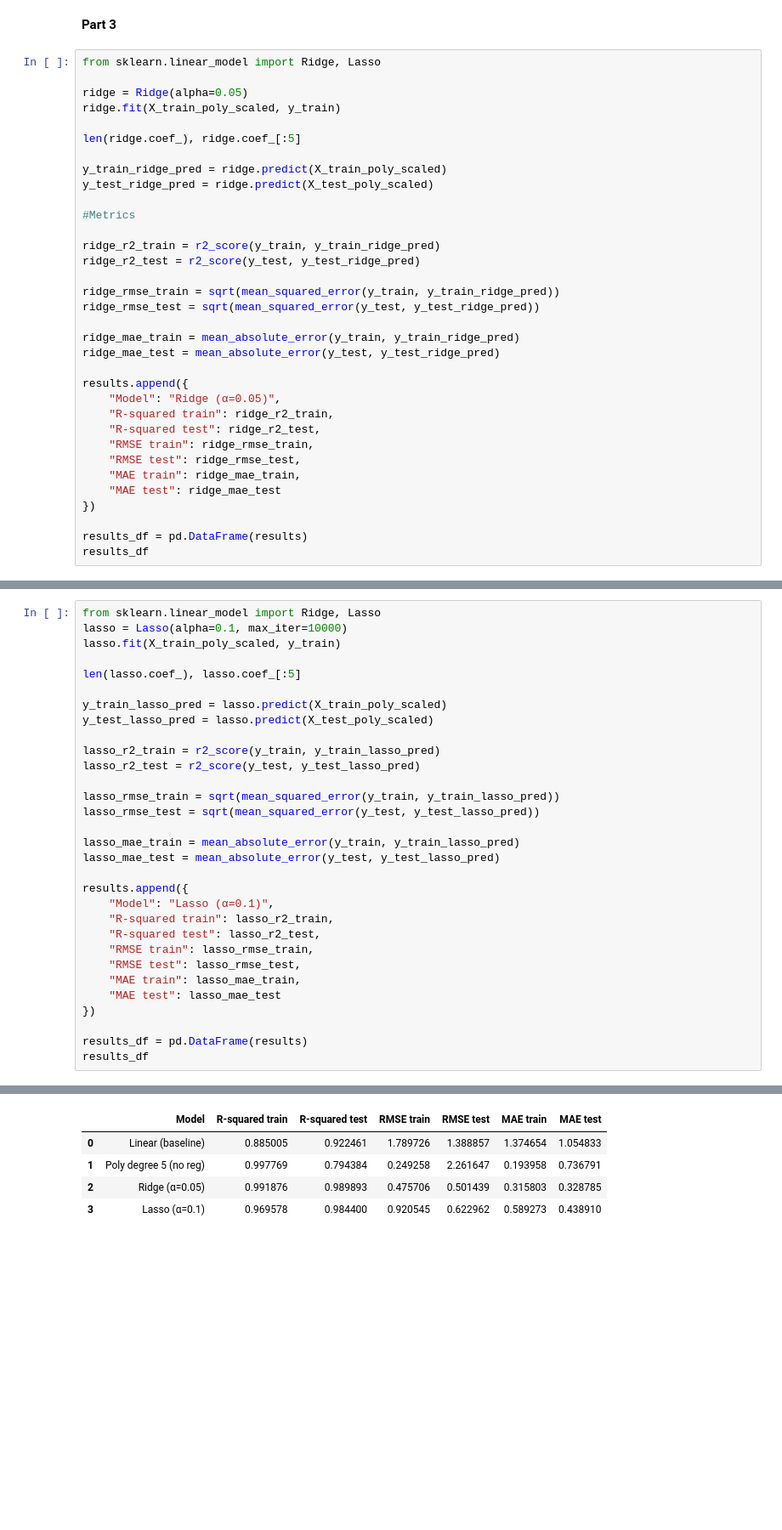
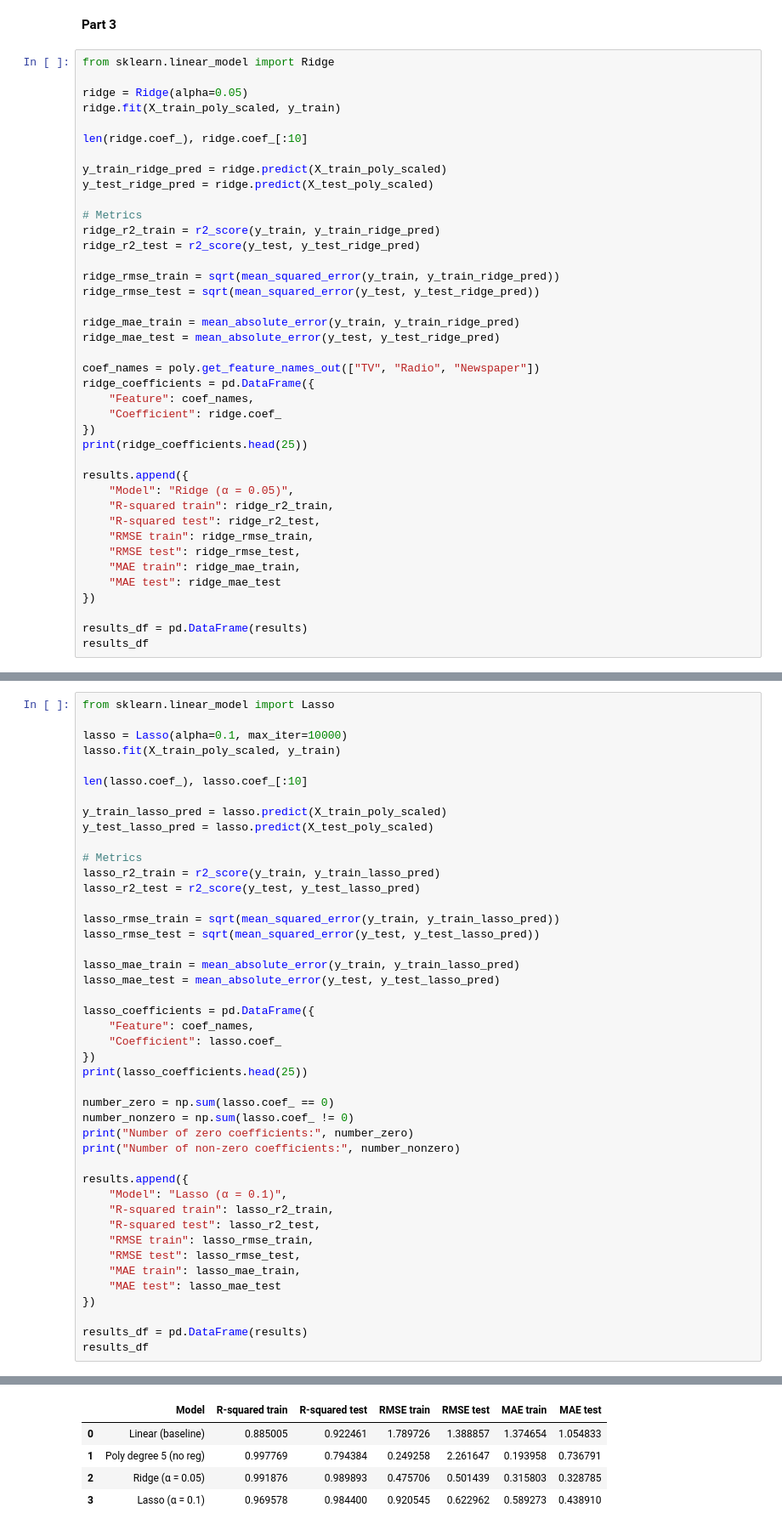
Before and after one commit to Katpst/ML, a Jupyter notebook: The_Overfitting_Trap_in_Marketing_ROI.ipynb, the cells around one changed output, grey strips where cells are left out. Shown at 85% size. Saved outputs shown, nothing was run; the diff lists cells and outputs as text; blank space fills up the shorter version.

```diff
--- a/The_Overfitting_Trap_in_Marketing_ROI.ipynb
+++ b/The_Overfitting_Trap_in_Marketing_ROI.ipynb
@@ -191,18 +179,17 @@ Even though the training metrics look impressive, this is not a good model for p
 # %% [markdown]
 **Part 3**
 # %%
-from sklearn.linear_model import Ridge, Lasso
+from sklearn.linear_model import Ridge
 
 ridge = Ridge(alpha=0.05)
 ridge.fit(X_train_poly_scaled, y_train)
 
-len(ridge.coef_), ridge.coef_[:5]
+len(ridge.coef_), ridge.coef_[:10]
 
 y_train_ridge_pred = ridge.predict(X_train_poly_scaled)
 y_test_ridge_pred = ridge.predict(X_test_poly_scaled)
 
-#Metrics
-
+# Metrics
 ridge_r2_train = r2_score(y_train, y_train_ridge_pred)
 ridge_r2_test = r2_score(y_test, y_test_ridge_pred)
 
@@ -212,8 +199,15 @@ ridge_rmse_test = sqrt(mean_squared_error(y_test, y_test_ridge_pred))
 ridge_mae_train = mean_absolute_error(y_train, y_train_ridge_pred)
 ridge_mae_test = mean_absolute_error(y_test, y_test_ridge_pred)
 
+coef_names = poly.get_feature_names_out(["TV", "Radio", "Newspaper"])
+ridge_coefficients = pd.DataFrame({
+    "Feature": coef_names,
+    "Coefficient": ridge.coef_
+})
+print(ridge_coefficients.head(25))
+
 results.append({
-    "Model": "Ridge (α=0.05)",
+    "Model": "Ridge (α = 0.05)",
     "R-squared train": ridge_r2_train,
     "R-squared test": ridge_r2_test,
     "RMSE train": ridge_rmse_train,
@@ -232,13 +243,15 @@ results_df
 # %%
-from sklearn.linear_model import Ridge, Lasso
+from sklearn.linear_model import Lasso
+
 lasso = Lasso(alpha=0.1, max_iter=10000)
 lasso.fit(X_train_poly_scaled, y_train)
 
-len(lasso.coef_), lasso.coef_[:5]
+len(lasso.coef_), lasso.coef_[:10]
 
 y_train_lasso_pred = lasso.predict(X_train_poly_scaled)
 y_test_lasso_pred = lasso.predict(X_test_poly_scaled)
 
+# Metrics
 lasso_r2_train = r2_score(y_train, y_train_lasso_pred)
 lasso_r2_test = r2_score(y_test, y_test_lasso_pred)
 
@@ -248,8 +261,19 @@ lasso_rmse_test = sqrt(mean_squared_error(y_test, y_test_lasso_pred))
 lasso_mae_train = mean_absolute_error(y_train, y_train_lasso_pred)
 lasso_mae_test = mean_absolute_error(y_test, y_test_lasso_pred)
 
+lasso_coefficients = pd.DataFrame({
+    "Feature": coef_names,
+    "Coefficient": lasso.coef_
+})
+print(lasso_coefficients.head(25))
+
+number_zero = np.sum(lasso.coef_ == 0)
+number_nonzero = np.sum(lasso.coef_ != 0)
+print("Number of zero coefficients:", number_zero)
+print("Number of non-zero coefficients:", number_nonzero)
+
 results.append({
-    "Model": "Lasso (α=0.1)",
+    "Model": "Lasso (α = 0.1)",
     "R-squared train": lasso_r2_train,
     "R-squared test": lasso_r2_test,
     "RMSE train": lasso_rmse_train,
@@ -264,5 +305,5 @@ results_df
 |  | Model | R-squared train | R-squared test | RMSE train | RMSE test | MAE train | MAE test |
 | 0 | Linear (baseline) | 0.885005 | 0.922461 | 1.789726 | 1.388857 | 1.374654 | 1.054833 |
 | 1 | Poly degree 5 (no reg) | 0.997769 | 0.794384 | 0.249258 | 2.261647 | 0.193958 | 0.736791 |
-| 2 | Ridge (α=0.05) | 0.991876 | 0.989893 | 0.475706 | 0.501439 | 0.315803 | 0.328785 |
-| 3 | Lasso (α=0.1) | 0.969578 | 0.984400 | 0.920545 | 0.622962 | 0.589273 | 0.438910 |
+| 2 | Ridge (α = 0.05) | 0.991876 | 0.989893 | 0.475706 | 0.501439 | 0.315803 | 0.328785 |
+| 3 | Lasso (α = 0.1) | 0.969578 | 0.984400 | 0.920545 | 0.622962 | 0.589273 | 0.438910 |
```
Also changed, not shown: parts of 10 cells of this notebook.
